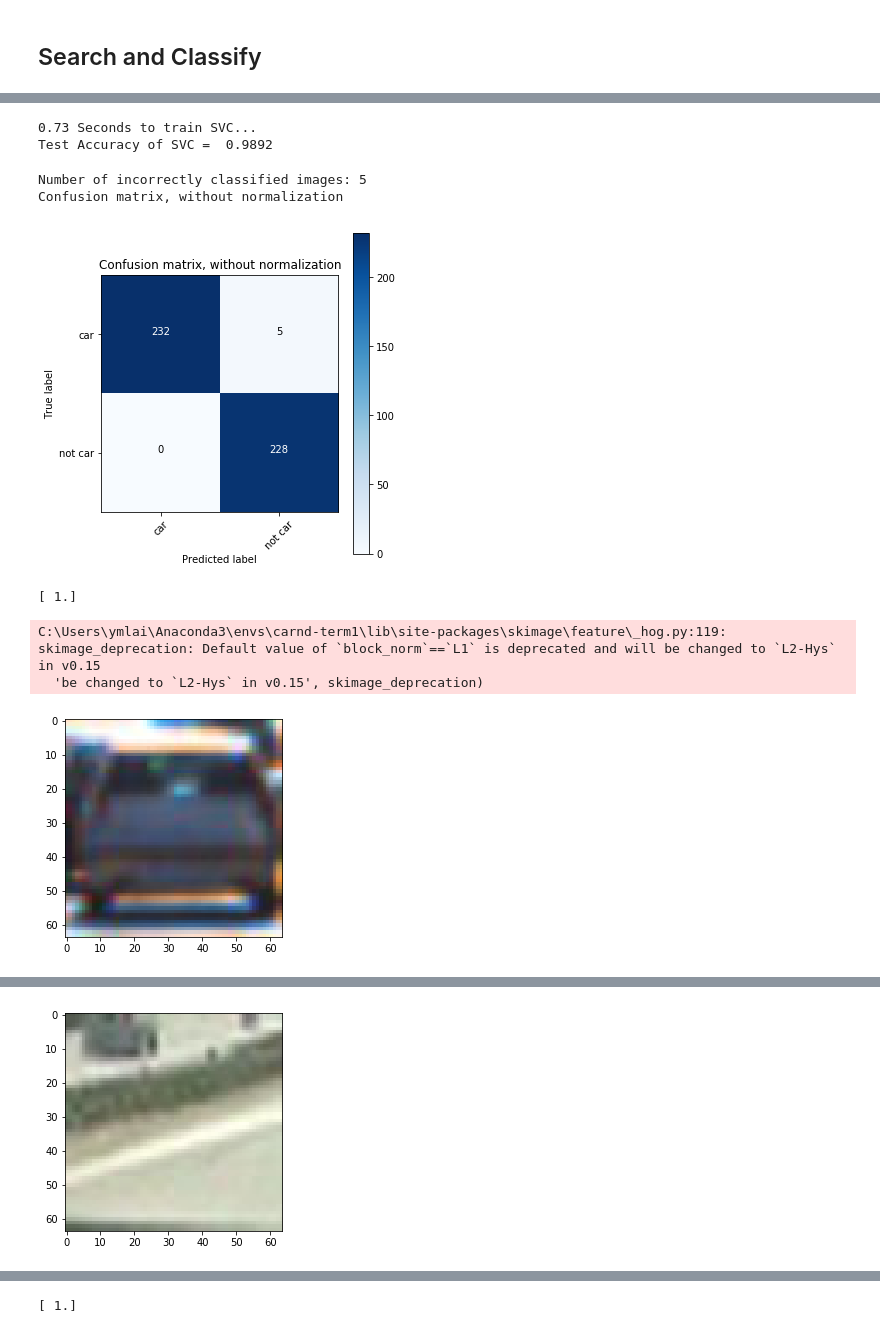
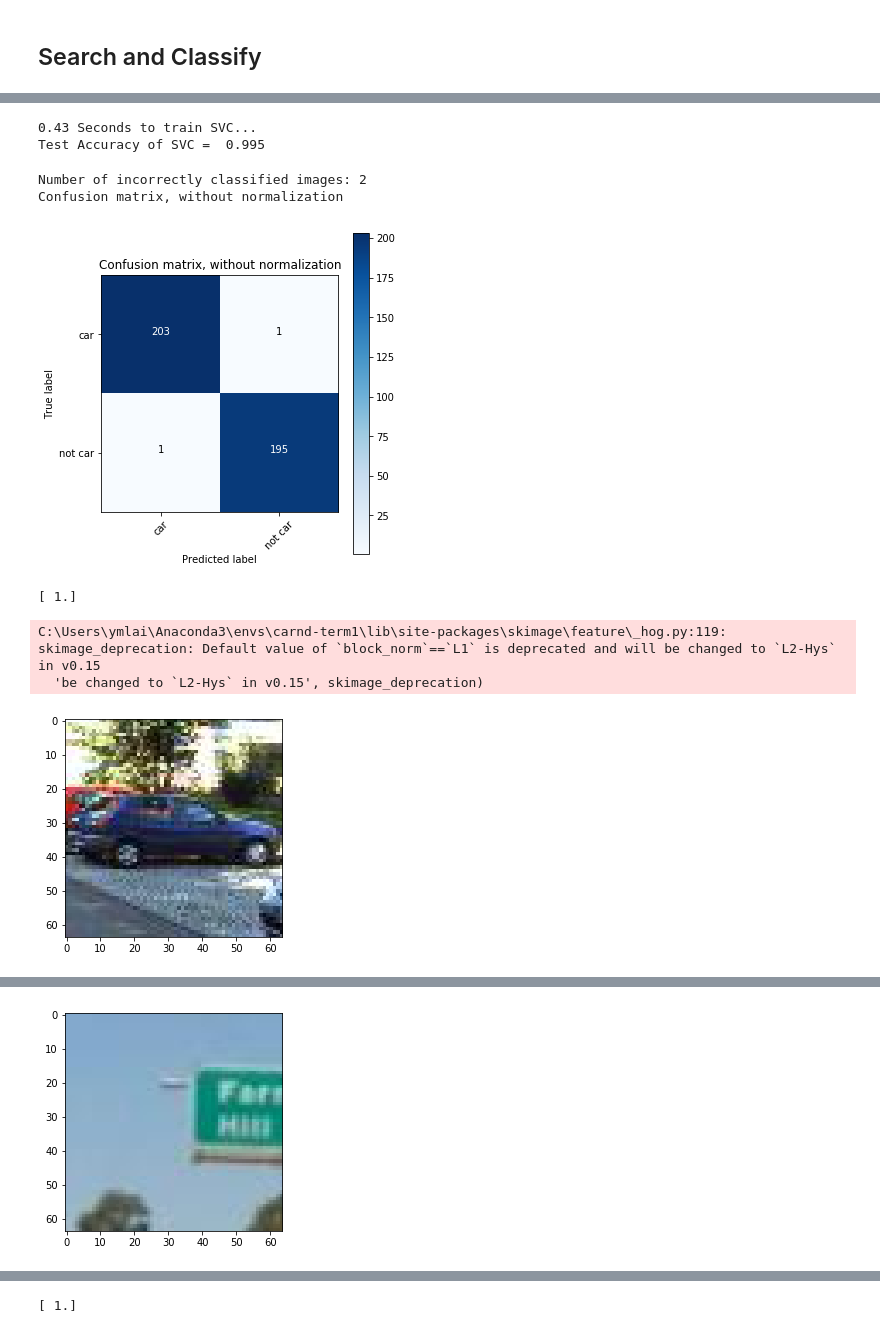
Before and after one commit to ymlai87416/CarND-Vehicle-Detection, a Jupyter notebook: CarND-Vehical-Detection-Tutorial.ipynb, the cells around one changed output, grey strips where cells are left out. Cells and saved outputs as stored; diff of their text form; code cells hidden in the pictures.

```diff
--- a/CarND-Vehical-Detection-Tutorial.ipynb
+++ b/CarND-Vehical-Detection-Tutorial.ipynb
@@ -175,7 +175,7 @@ def plot3d(pixels, colors_rgb,
 
 
 # Read a color image
-img = cv2.imread("./data_exploration_data/275.png")
+img = cv2.imread("./vehicle_dataset/275.jpeg")
 
 # Select a small fraction of pixels to plot by subsampling it
 scale = max(img.shape[0], img.shape[1], 64) / 64  # at most 64 rows and columns
@@ -198,3 +200,19 @@ plt.show()
+# %%
+# Divide up into cars and notcars
+images = glob.glob('./vehicle_dataset/*.jpeg')
+cars = []
+notcars = []
+for image in images:
+    if 'image' in image or 'extra' in image:
+        notcars.append(image)
+    else:
+        cars.append(image)
+
+# Reduce the sample size because HOG features are slow to compute
+# The quiz evaluator times out after 13s of CPU time
+sample_size = 1000
+cars = cars[0:sample_size]
+notcars = notcars[0:sample_size]
 # %% [markdown]
 ## Spatial Binning of Color
 # %%
@@ -846,18 +810,8 @@ def search_windows(img, windows, clf, scaler, color_space='RGB',
     #8) Return windows for positive detections
     return on_windows
 
-# Read in cars and notcars
-images = glob.glob('./vehicle_small_dataset/*.jpeg')
-cars = []
-notcars = []
-for image in images:
-    if 'image' in image or 'extra' in image:
-        notcars.append(image)
-    else:
-        cars.append(image)
-
 ### TODO: Tweak these parameters and see how the results change.
-color_space = 'YCrCb' # Can be RGB, HSV, LUV, HLS, YUV, YCrCb
+color_space = 'LUV' # Can be RGB, HSV, LUV, HLS, YUV, YCrCb
 orient = 9  # HOG orientations
 pix_per_cell = 8 # HOG pixels per cell
 cell_per_block = 2 # HOG cells per block
@@ -928,8 +882,8 @@ print('Test Accuracy of SVC = ', round(sklearn.metrics.accuracy_score(y_test, y_
 # Check the prediction time for a single sample
 t=time.time()
 # %% [output]
-0.73 Seconds to train SVC...
-Test Accuracy of SVC =  0.9892
+0.43 Seconds to train SVC...
+Test Accuracy of SVC =  0.995
 # %%
 # Classification analysis
 import itertools
@@ -974,11 +928,11 @@ plt.figure(figsize=(5,5))
 plot_confusion_matrix(cnf_matrix, classes=['car', 'not car'], normalize=False,
                       title='Confusion matrix, without normalization')
 # %% [output]
-Number of incorrectly classified images: 5
+Number of incorrectly classified images: 2
 Confusion matrix, without normalization
-[figure, old version]
+[figure, new version]
 # %%
-test_img = plt.imread(cars[1000])
+test_img = plt.imread(cars[499])
 plt.imshow(test_img)
 
 car_features = single_img_features(test_img, color_space=color_space,
@@ -992,10 +946,10 @@ print(svc.predict(X_scaler.transform(np.array(car_features).reshape(1, -1))))
 [ 1.]
 C:\Users\ymlai\Anaconda3\envs\carnd-term1\lib\site-packages\skimage\feature\_hog.py:119: skimage_deprecation: Default value of `block_norm`==`L1` is deprecated and will be changed to `L2-Hys` in v0.15
   'be changed to `L2-Hys` in v0.15', skimage_deprecation)
-[figure, old version]
+[figure, new version]
 # %%
 # Test - incorrect case
-test_img = plt.imread(notcars[1000])
+test_img = plt.imread(notcars[499])
 plt.imshow(test_img)
 
 not_car_features = single_img_features(test_img, color_space=color_space,
@@ -1012,4 +966,4 @@ C:\Users\ymlai\Anaconda3\envs\carnd-term1\lib\site-packages\skimage\feature\_hog
-[figure, old version]
+[figure, new version]
 # %%
 image = mpimg.imread('./notebook_images/bbox-example-image.jpg')
 draw_image = np.copy(image)
```
Also changed, not shown: parts of 13 cells of this notebook, 11 other files.
